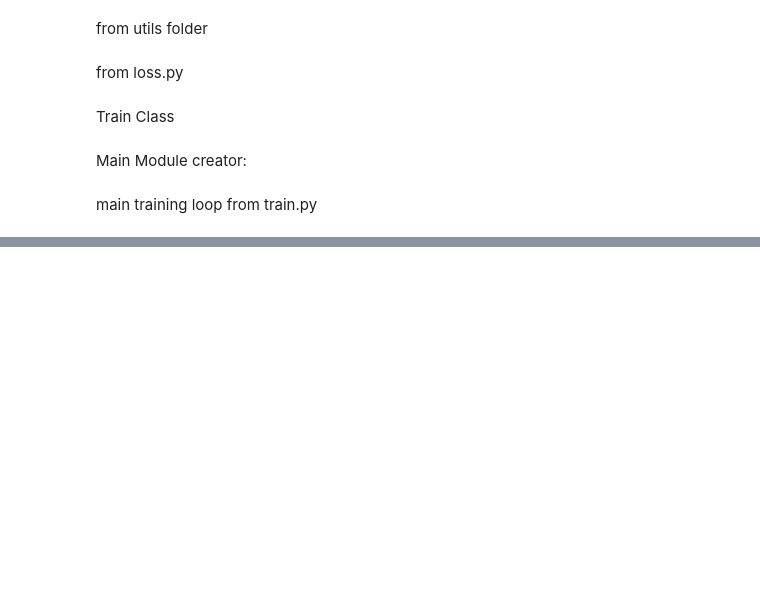
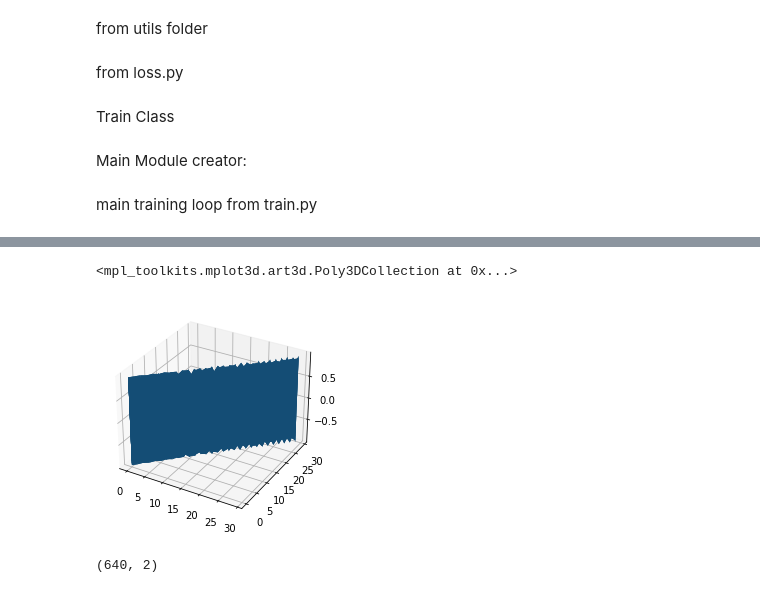
Before and after one commit to erfanzar/ObjD, a Jupyter notebook: Objd-notebook.ipynb, the cells around one changed output, grey strips where cells are left out. Cells and saved outputs as stored; diff of their text form; code cells hidden in the pictures; blank space fills up the shorter version.

```diff
--- a/Objd-notebook.ipynb
+++ b/Objd-notebook.ipynb
@@ -1036,3 +1036,7 @@ class LightningTrain:
 if __name__ == "__main__":
     train_class = LightningTrain()
     train_class.train()
+# %%
+ny , nx = torch.arange(30),torch.arange(30)
+gx,gy = torch.meshgrid((nx,ny),indexing='xy')
+print(gx.shape)
@@ -1038,0 +1065,8 @@ if __name__ == "__main__":
+# %%
+import matplotlib.pyplot as plt
+ax = plt.axes(projection='3d')
+z = torch.sin(torch.sqrt(gx * gx + gy * gy))
+ax.plot_surface(gx.numpy(),gx.numpy(),z.numpy())
+# %% [output]
+<mpl_toolkits.mplot3d.art3d.Poly3DCollection at 0x...>
+[figure, added]
@@ -1038,0 +1079,4 @@ if __name__ == "__main__":
+# %%
+g.shape
+# %% [output]
+(640, 2)
```
Also changed, not shown: parts of 5 cells of this notebook, 9 other files.
